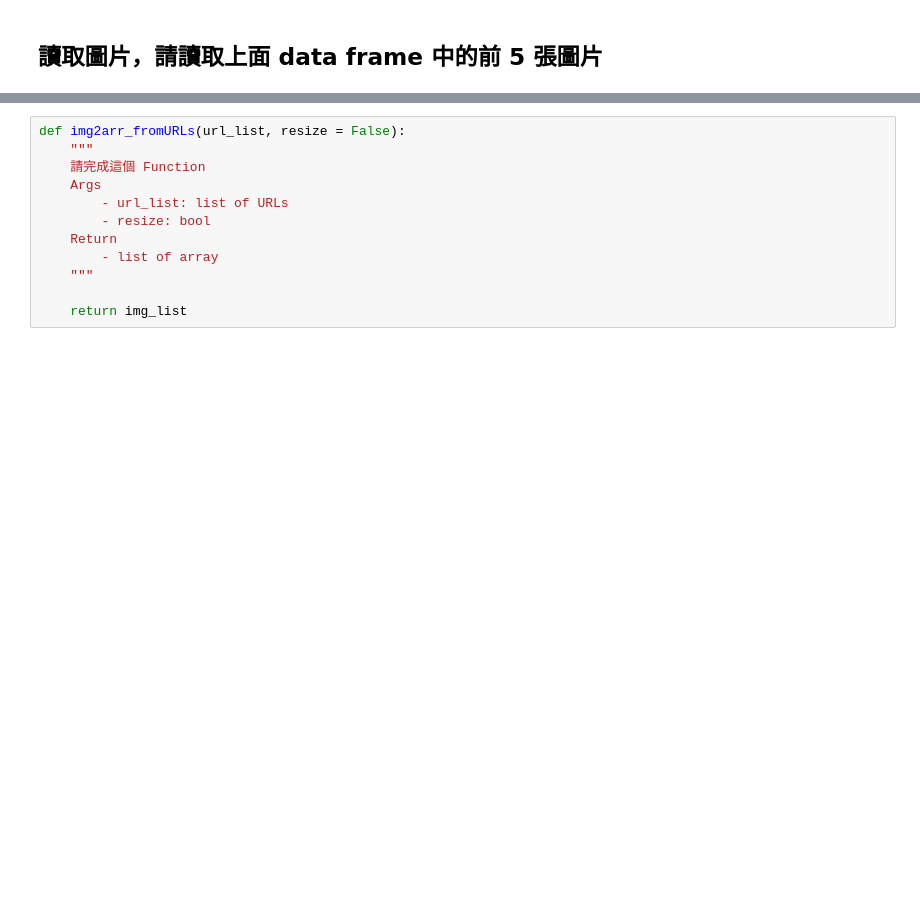
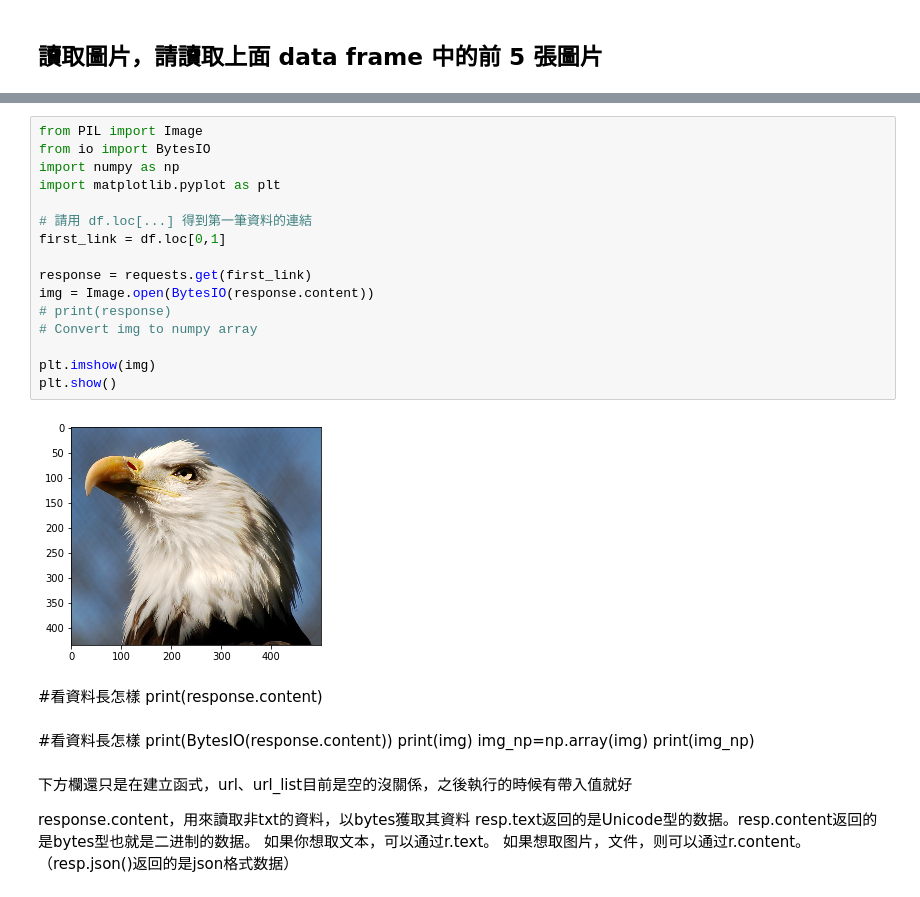
Before and after one commit to PZpzcode/2nd-ML100Days, a Jupyter notebook: homework/Day_003-2_HW.ipynb, the cells around one changed output, grey strips where cells are left out. Saved outputs shown, nothing was run; the diff lists cells and outputs as text; blank space fills up the shorter version.

```diff
--- a/homework/Day_003-2_HW.ipynb
+++ b/homework/Day_003-2_HW.ipynb
@@ -114,12 +96,35 @@ plt.show()
-# %%
-def img2arr_fromURLs(url_list, resize = False):
-    """
-    請完成這個 Function
-    Args
-        - url_list: list of URLs
-        - resize: bool
-    Return
-        - list of array
-    """
-
-    return img_list
+# %%
+from PIL import Image
+from io import BytesIO
+import numpy as np
+import matplotlib.pyplot as plt
+
+# 請用 df.loc[...] 得到第一筆資料的連結
+first_link = df.loc[0,1]
+
+response = requests.get(first_link)
+img = Image.open(BytesIO(response.content))
+# print(response)
+# Convert img to numpy array
+
+plt.imshow(img)
+plt.show()
+# %% [output]
+[figure, added]
+# %% [markdown]
+#看資料長怎樣
+print(response.content)
+# %% [markdown]
+#看資料長怎樣
+print(BytesIO(response.content))
+print(img)
+img_np=np.array(img)
+print(img_np)
+# %% [markdown]
+下方欄還只是在建立函式，url、url_list目前是空的沒關係，之後執行的時候有帶入值就好
+
+response.content，用來讀取非txt的資料，以bytes獲取其資料
+     resp.text返回的是Unicode型的数据。resp.content返回的是bytes型也就是二进制的数据。
+     如果你想取文本，可以通过r.text。
+     如果想取图片，文件，则可以通过r.content。
+     （resp.json()返回的是json格式数据）
```
Also changed, not shown: parts of 17 cells of this notebook.
